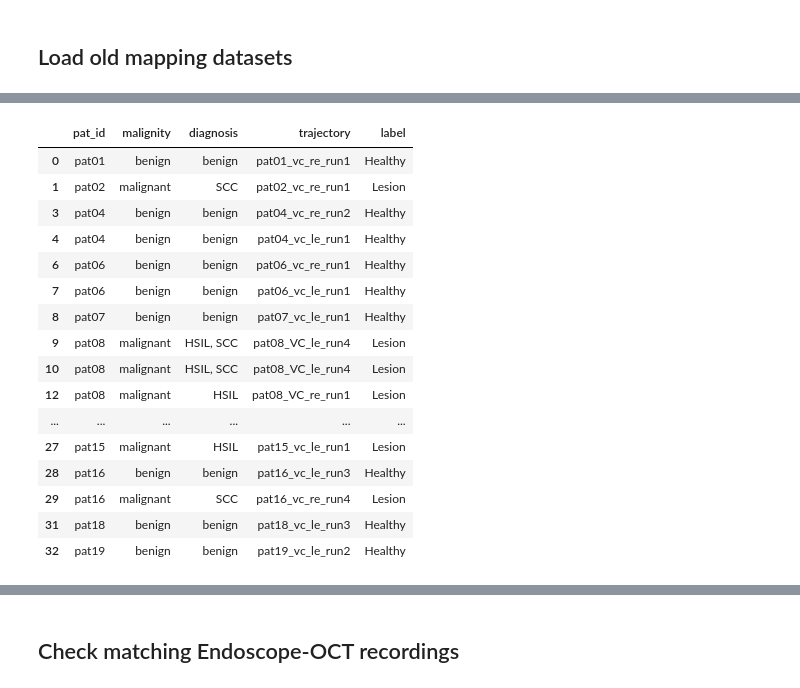
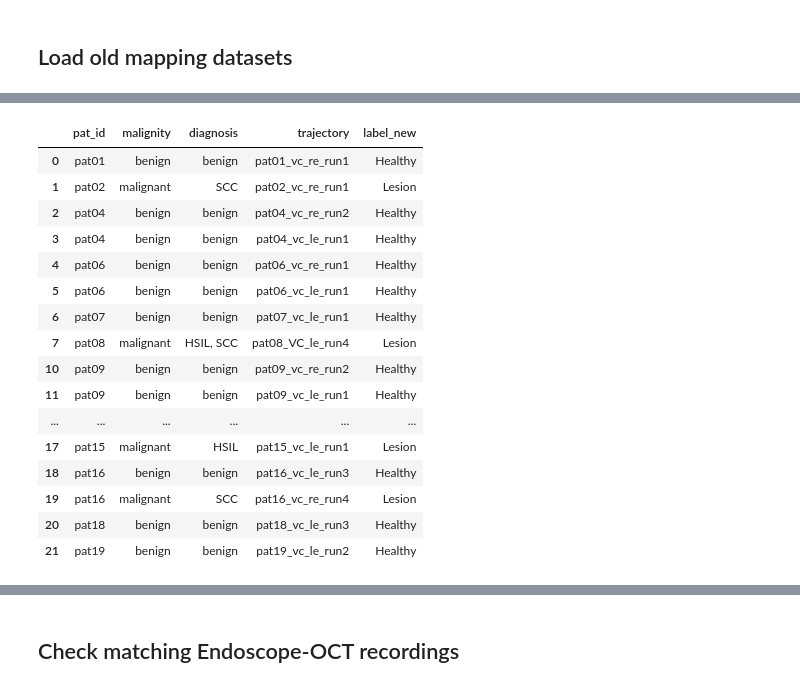
Before and after one commit to AnaJade/OCT_classification, a Jupyter notebook: clinical_labels.ipynb, the cells around one changed output, grey strips where cells are left out. Drawn from its saved outputs; the diff is of its cells as text; code cells hidden in the pictures.

Commit message:
New clinical labels

```diff
--- a/clinical_labels.ipynb
+++ b/clinical_labels.ipynb
@@ -39,33 +86,37 @@ old_labels = jpg_file_info.groupby(['folder', 'trajectory']).agg({'label': lambd
 # %%
 histo_results = pd.read_excel('clinical_lesion_info_updated.xlsx')
 histo_results = histo_results.drop(columns=[c for c in histo_results if re.search('Unnamed|link|.1|notes|side|location|laser', c)])
 # Filter out rows to keep
 # Remove files with no OCT data
 histo_results = histo_results.loc[~((histo_results['filename'].isna()) | (histo_results['filename'] == '?')), :]
 # Remove files where no lesion can be seen
 histo_results = histo_results.loc[~(histo_results['malignity'] == 'healthy'), :]
+histo_results = histo_results.reset_index(drop=True)
 # Get base trajecotry file name
 histo_results['trajectory'] = ['_'.join(f.split('_')[:4]) for f in histo_results['filename']]
+# Convert to old labeling scheme
+histo_results['label_new'] = ['Healthy' if d is np.nan else 'Lesion' for d in histo_results['diagnosis']]
+histo_results['diagnosis'] = histo_results['diagnosis'].fillna(histo_results['malignity'])
+histo_results = histo_results.drop_duplicates().reset_index(drop=True)
 histo_results = histo_results.drop(columns=['filename'])
-# Convert to old labeling scheme
-histo_results['label'] = ['Healthy' if d is np.nan else 'Lesion' for d in histo_results['diagnosis']]
-histo_results['diagnosis'] = histo_results['diagnosis'].fillna(histo_results['malignity'])
+# Remove pat08_VC_re_run1 due to multiple labels
+histo_results = histo_results[histo_results['trajectory'] != 'pat08_VC_re_run1'].copy()
 histo_results
 # %% [output]
-|  | pat_id | malignity | diagnosis | trajectory | label |
+|  | pat_id | malignity | diagnosis | trajectory | label_new |
 | 0 | pat01 | benign | benign | pat01_vc_re_run1 | Healthy |
 | 1 | pat02 | malignant | SCC | pat02_vc_re_run1 | Lesion |
-| 3 | pat04 | benign | benign | pat04_vc_re_run2 | Healthy |
-| 4 | pat04 | benign | benign | pat04_vc_le_run1 | Healthy |
-| 6 | pat06 | benign | benign | pat06_vc_re_run1 | Healthy |
-| 7 | pat06 | benign | benign | pat06_vc_le_run1 | Healthy |
-| 8 | pat07 | benign | benign | pat07_vc_le_run1 | Healthy |
-| 9 | pat08 | malignant | HSIL, SCC | pat08_VC_le_run4 | Lesion |
-| 10 | pat08 | malignant | HSIL, SCC | pat08_VC_le_run4 | Lesion |
-| 12 | pat08 | malignant | HSIL | pat08_VC_re_run1 | Lesion |
+| 2 | pat04 | benign | benign | pat04_vc_re_run2 | Healthy |
+| 3 | pat04 | benign | benign | pat04_vc_le_run1 | Healthy |
+| 4 | pat06 | benign | benign | pat06_vc_re_run1 | Healthy |
+| 5 | pat06 | benign | benign | pat06_vc_le_run1 | Healthy |
+| 6 | pat07 | benign | benign | pat07_vc_le_run1 | Healthy |
+| 7 | pat08 | malignant | HSIL, SCC | pat08_VC_le_run4 | Lesion |
+| 10 | pat09 | benign | benign | pat09_vc_re_run2 | Healthy |
+| 11 | pat09 | benign | benign | pat09_vc_le_run1 | Healthy |
 | ... | ... | ... | ... | ... | ... |
-| 27 | pat15 | malignant | HSIL | pat15_vc_le_run1 | Lesion |
-| 28 | pat16 | benign | benign | pat16_vc_le_run3 | Healthy |
-| 29 | pat16 | malignant | SCC | pat16_vc_re_run4 | Lesion |
-| 31 | pat18 | benign | benign | pat18_vc_le_run3 | Healthy |
-| 32 | pat19 | benign | benign | pat19_vc_le_run2 | Healthy |
+| 17 | pat15 | malignant | HSIL | pat15_vc_le_run1 | Lesion |
+| 18 | pat16 | benign | benign | pat16_vc_le_run3 | Healthy |
+| 19 | pat16 | malignant | SCC | pat16_vc_re_run4 | Lesion |
+| 20 | pat18 | benign | benign | pat18_vc_le_run3 | Healthy |
+| 21 | pat19 | benign | benign | pat19_vc_le_run2 | Healthy |
```
Also changed, not shown: parts of 32 cells of this notebook, 6 other files.
